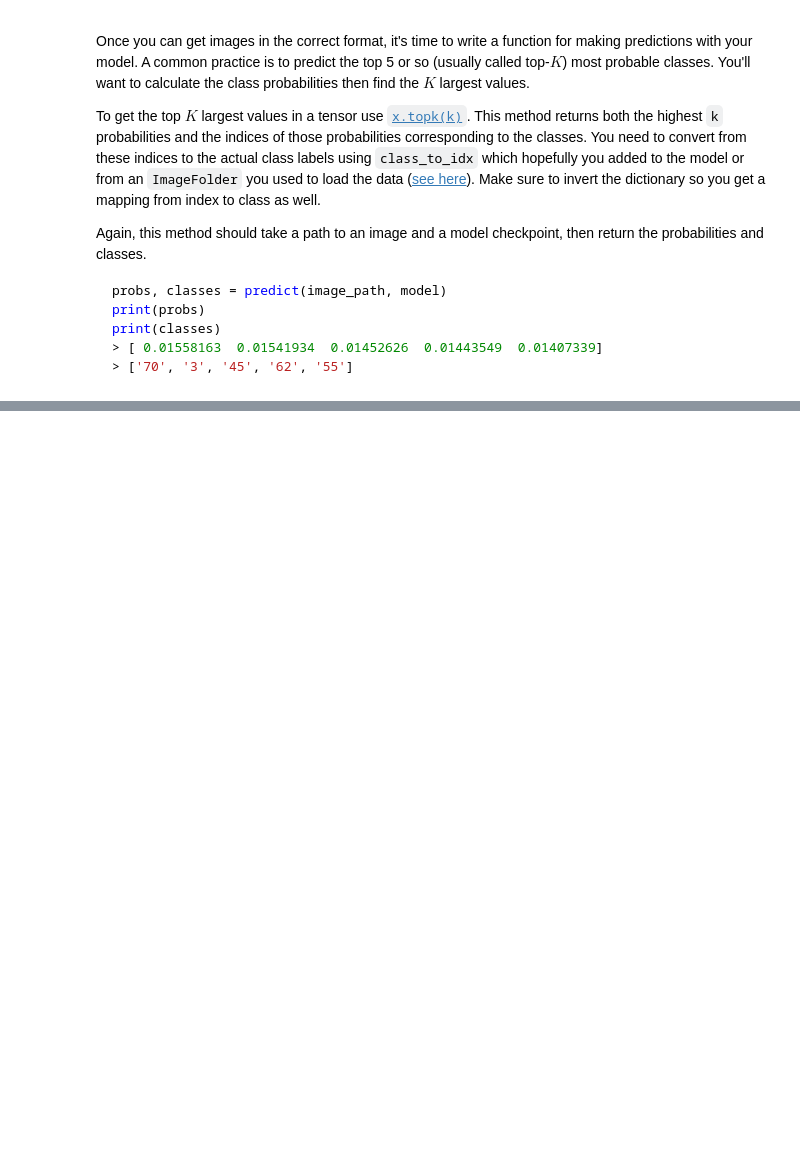
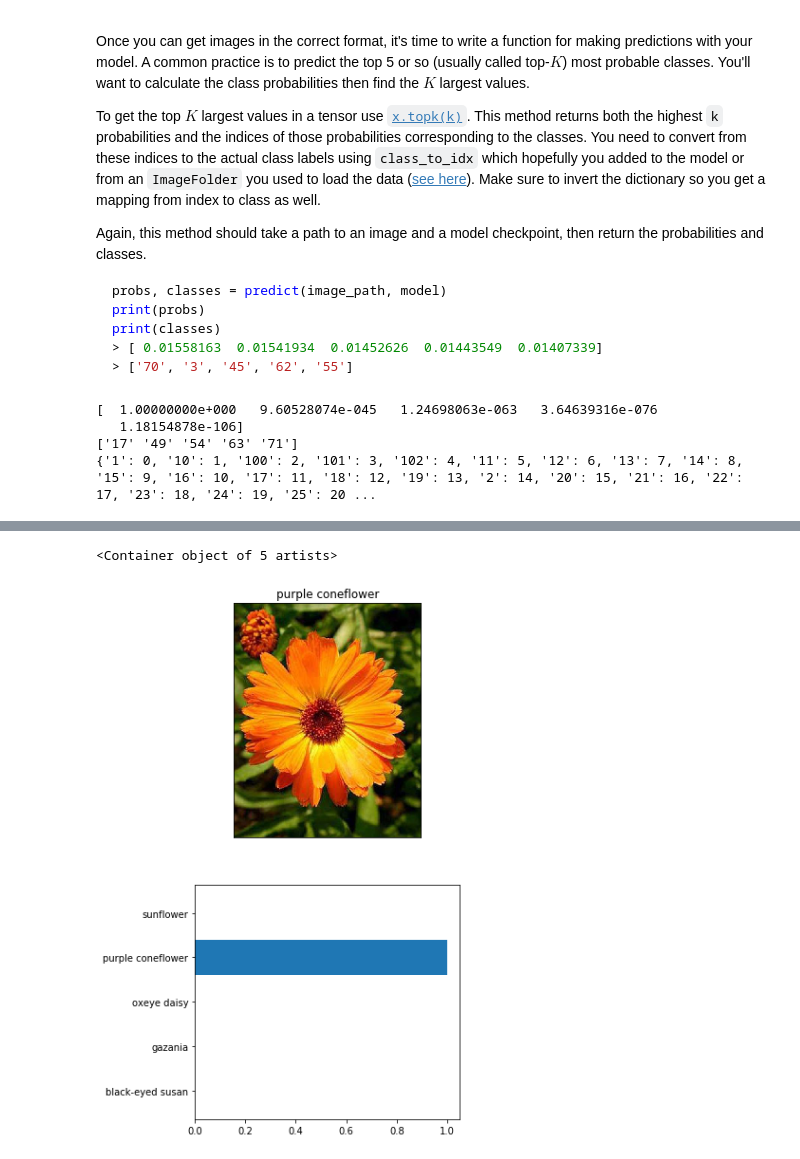
Before and after one commit to ahmedag91/Image-Recognizer, a Jupyter notebook: Image Classifier Project.ipynb, the cells around one changed output, grey strips where cells are left out. Cells and saved outputs as stored; diff of their text form; code cells hidden in the pictures; blank space fills up the shorter version.

```diff
--- a/Image Classifier Project.ipynb
+++ b/Image Classifier Project.ipynb
@@ -496,22 +493,30 @@ def predict(image_path, model, topk=5):
 
 
     # TODO: Implement the code to predict the class from an image file
+    device = torch.device("cpu")
+
     # Read, preprocess, and convert to tensor
     image = im.open(image_path)
-    processed_image = process_image(image)
-    processed_im_tesnor = torch.from_numpy(processed_image)
 
+    processed_im_tensor = process_image(image)
+    processed_im_tensor.to(device)
+
+    # Convert the tensor into a batch of one tensor this tensor has dimensions of [1, 3, 224, 224]
+    one_batch_tensor = torch.unsqueeze(processed_im_tensor, 0)
+    one_batch_tensor.to(device)
+
+
+    model = model.double()
     # Make the model in the evaluation mode
     model.eval()
-    device = torch.device("cuda" if torch.cuda.is_available() else "cpu")
     with torch.no_grad():
 
         # Move the model and the image to the device
         model.to(device)
-        image.to(device)
+        one_batch_tensor.to(device)
 
         # Estimate the logarithm of the propabilities (Check the criterion above)
-        log_props = model.forward(image)
+        log_props = model.forward(one_batch_tensor)
 
         # Compute the propabilities
         props = torch.exp(log_props)
@@ -521,7 +526,29 @@ def predict(image_path, model, topk=5):
 
         # Check how samples in the batch have been classified correclty
         # The correct ones are marked with True boolean variable
-        equals = top_class == labels.view(*top_class.shape)# view is called for consistency of shapes
+        #equals = top_class == labels.view(*top_class.shape)# view is called for consistency of shapes
+
+    # TODO: revise this part
+
+    #convert class to index dictionary to an index to class one
+    idx_to_class = {value: key for key, value in model.class_to_idx.items()}
+
+    return top_props.numpy().squeeze(), np.array([
+                                            value
+                                            for key, value in idx_to_class.items()
+                                            if key in top_class.numpy()
+                                        ])
+
+# Double check!
+top_props, top_classes = predict(im_path, model)
+print(top_props)
+print(top_classes)
+print(model.class_to_idx)
+# %% [output]
+[  1.00000000e+000   9.60528074e-045   1.24698063e-063   3.64639316e-076
+   1.18154878e-106]
+['17' '49' '54' '63' '71']
+{'1': 0, '10': 1, '100': 2, '101': 3, '102': 4, '11': 5, '12': 6, '13': 7, '14': 8, '15': 9, '16': 10, '17': 11, '18': 12, '19': 13, '2': 14, '20': 15, '21': 16, '22': 17, '23': 18, '24': 19, '25': 20 ...
 # %% [markdown]
 ## Sanity Checking
 
@@ -534,0 +560,14 @@ You can convert from the class integer encoding to actual flower names with the
+# %%
+# TODO: Display an image along with the top 5 classes
+top_5_names = np.array([cat_to_name[top_class] for top_class in top_classes])
+
+plt.figure(1, figsize=(5, 10))
+plt.subplot(211, title = top_5_names[0])
+subfig = plt.imshow(np.array(im.open(im_path)))
+subfig.axes.get_xaxis().set_visible(False)
+subfig.axes.get_yaxis().set_visible(False)
+plt.subplot(212)
+plt.barh(top_5_names, top_props)
+# %% [output]
+<Container object of 5 artists>
+[figure, added]
```
Also changed, not shown: parts of 9 cells of this notebook, 1 other file.
